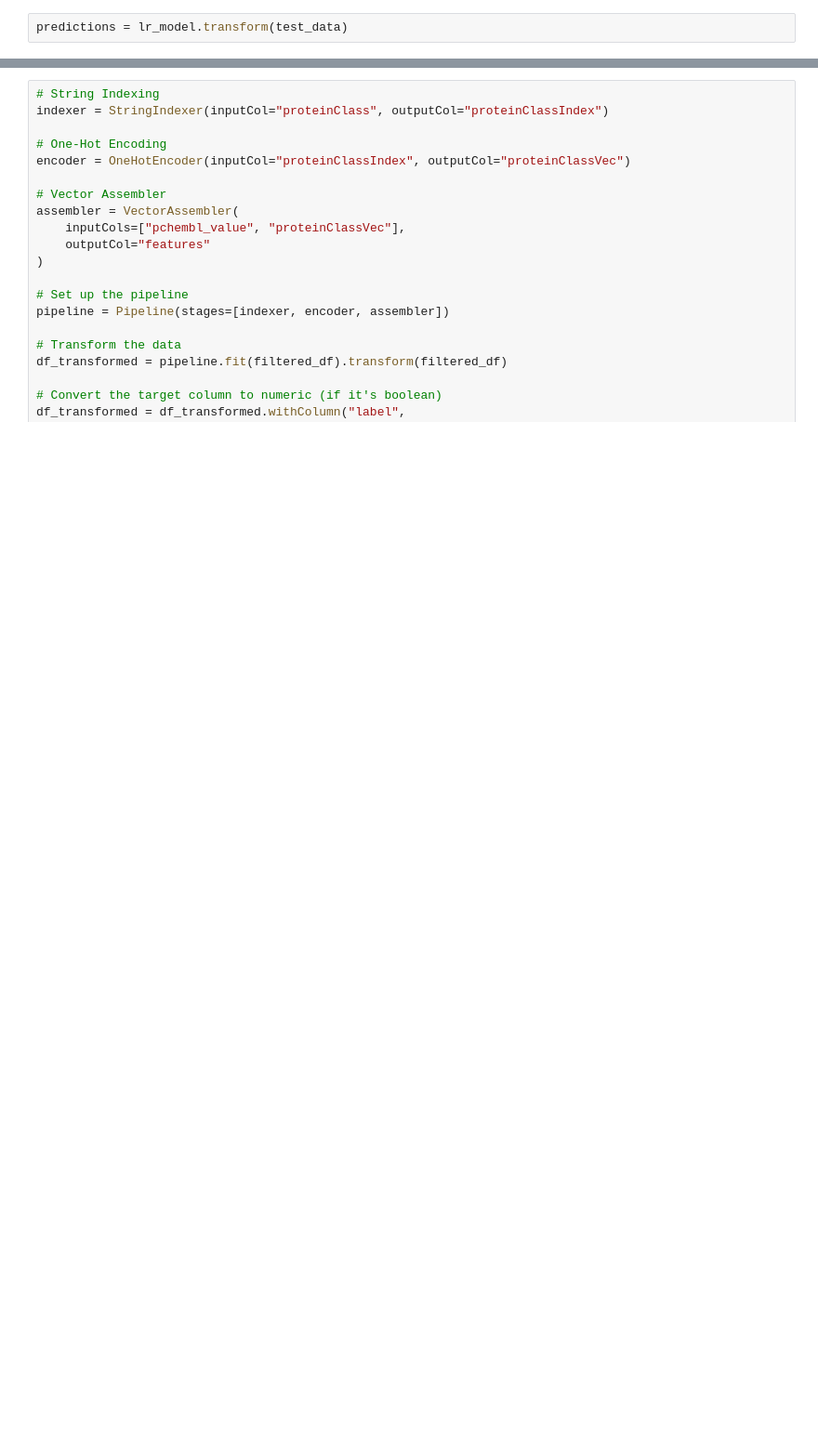
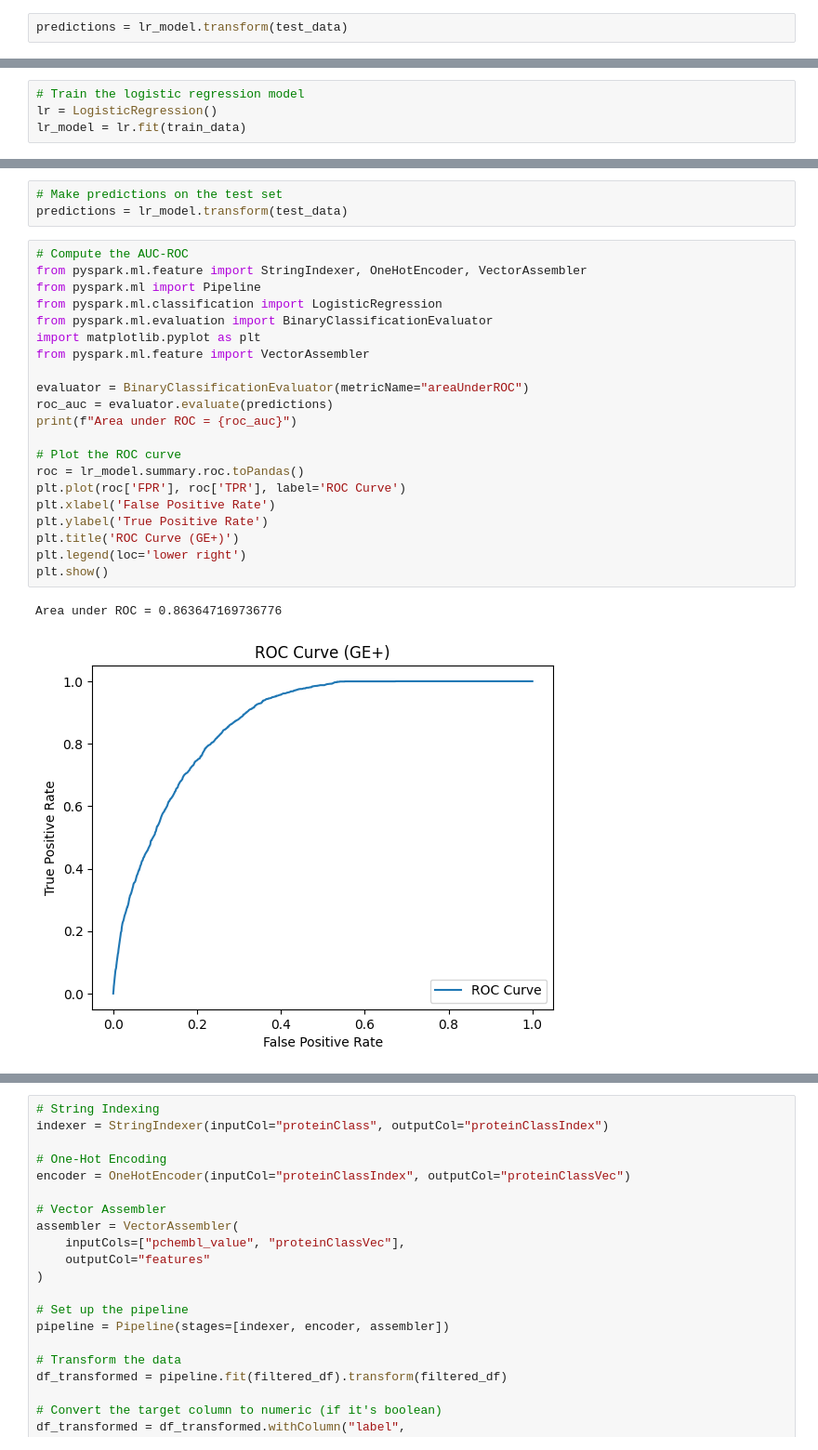
Before and after one commit to polrus/bioactivity, a Jupyter notebook: Target2Bioactivity.ipynb, the cells around one changed output, grey strips where cells are left out. Shown at 93% size. Drawn from its saved outputs; the diff is of its cells as text; blank space fills up the shorter version.

```diff
--- a/Target2Bioactivity.ipynb
+++ b/Target2Bioactivity.ipynb
@@ -927,0 +1057,4 @@ df_transformed = pipeline.fit(df).transform(df)
+# %%
+# Train the logistic regression model
+lr = LogisticRegression()
+lr_model = lr.fit(train_data)
@@ -927,0 +1064,27 @@ df_transformed = pipeline.fit(df).transform(df)
+# %%
+# Make predictions on the test set
+predictions = lr_model.transform(test_data)
+# %%
+# Compute the AUC-ROC
+from pyspark.ml.feature import StringIndexer, OneHotEncoder, VectorAssembler
+from pyspark.ml import Pipeline
+from pyspark.ml.classification import LogisticRegression
+from pyspark.ml.evaluation import BinaryClassificationEvaluator
+import matplotlib.pyplot as plt
+from pyspark.ml.feature import VectorAssembler
+
+evaluator = BinaryClassificationEvaluator(metricName="areaUnderROC")
+roc_auc = evaluator.evaluate(predictions)
+print(f"Area under ROC = {roc_auc}")
+
+# Plot the ROC curve
+roc = lr_model.summary.roc.toPandas()
+plt.plot(roc['FPR'], roc['TPR'], label='ROC Curve')
+plt.xlabel('False Positive Rate')
+plt.ylabel('True Positive Rate')
+plt.title('ROC Curve (GE+)')
+plt.legend(loc='lower right')
+plt.show()
+# %% [output]
+Area under ROC = 0.863647169736776
+[figure, added]
```
Also changed, not shown: parts of 30 cells of this notebook.
